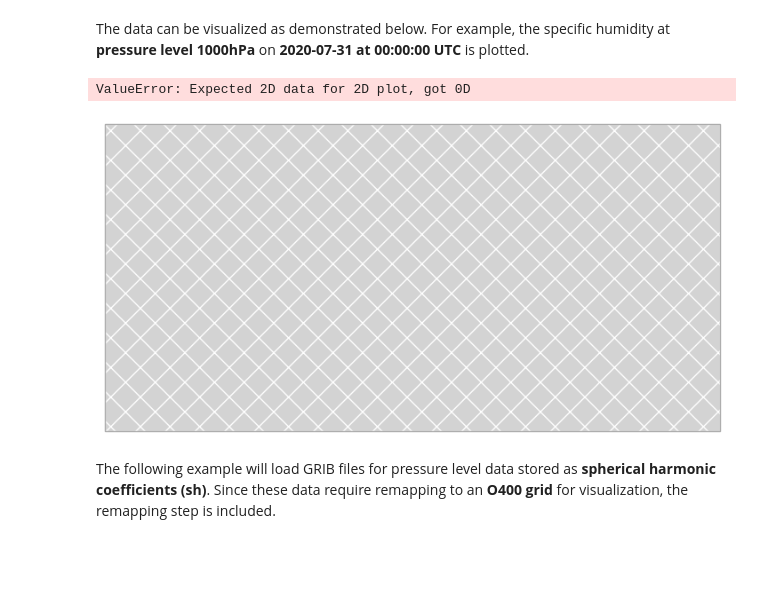
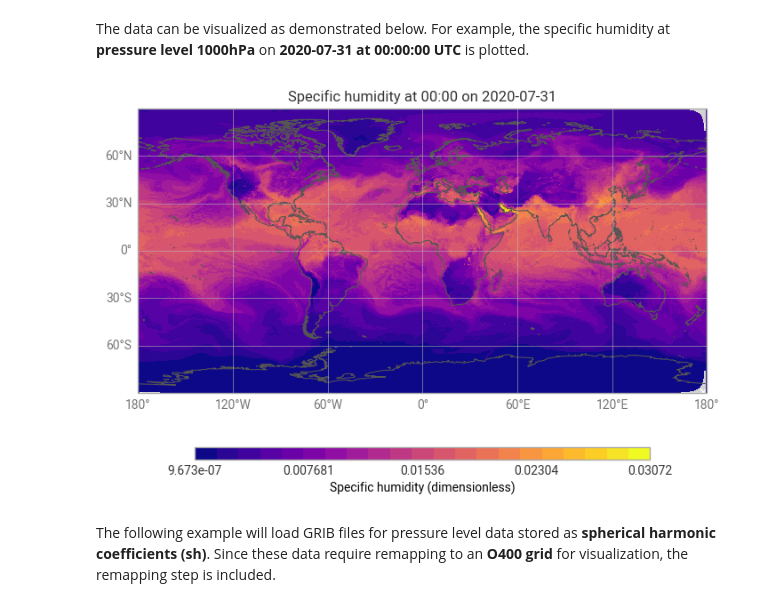
Before and after one commit to climet-eu/compression-lab-notebooks, a Jupyter notebook: 02-datasets/02-hplp.ipynb, the cells around one changed output. Cells and saved outputs as stored; diff of their text form; code cells hidden in the pictures; blank space fills up the shorter version.

Commit message:
Fix dataset plotting

```diff
--- a/02-datasets/02-hplp.ipynb
+++ b/02-datasets/02-hplp.ipynb
@@ -369,11 +369,10 @@ import utils
 The data can be visualized as demonstrated below. For example, the specific humidity at **pressure level 1000hPa** on **2020-07-31 at 00:00:00 UTC** is plotted.
 # %%
 utils.quickplot(
-    ds_pl["q"].sel(level=1000).sel(time="2020-07-31T00:00:00"), x="lon", y="lat"
+    ds_pl["q"].sel(level=1000).sel(time="2020-07-31T00:00:00"), resample=True
 )
 # %% [output]
-ValueError: Expected 2D data for 2D plot, got 0D
-[figure, old version]
+[figure, new version]
 # %% [markdown]
 The following example will load GRIB files for pressure level data stored as **spherical harmonic coefficients (sh)**. Since these data require remapping to an **O400 grid** for visualization, the remapping step is included.
 # %%
```
Also changed, not shown: parts of 5 cells of this notebook, 2 other files.
